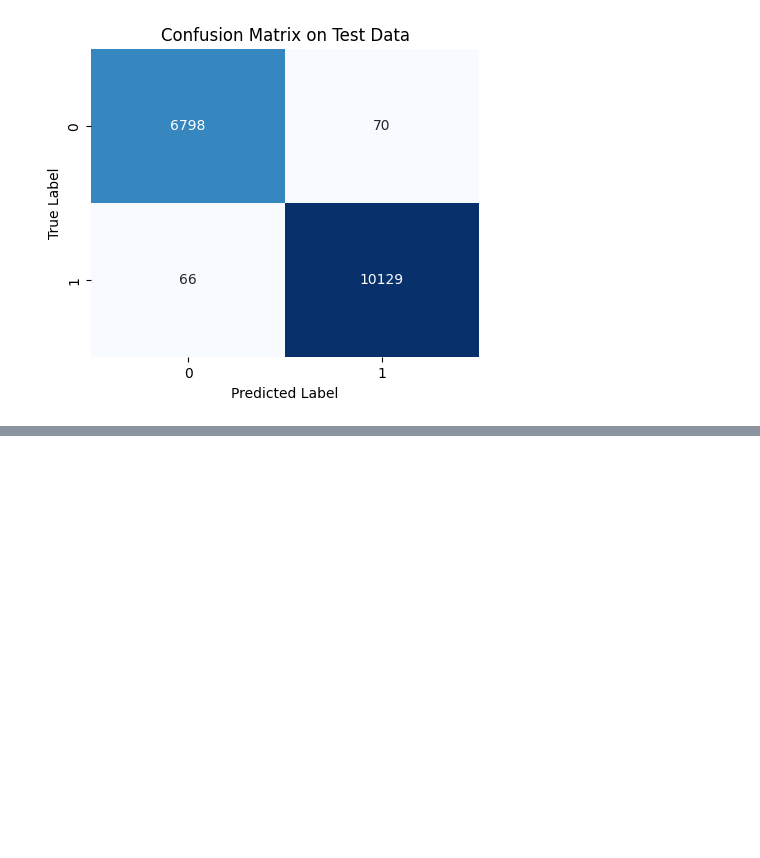
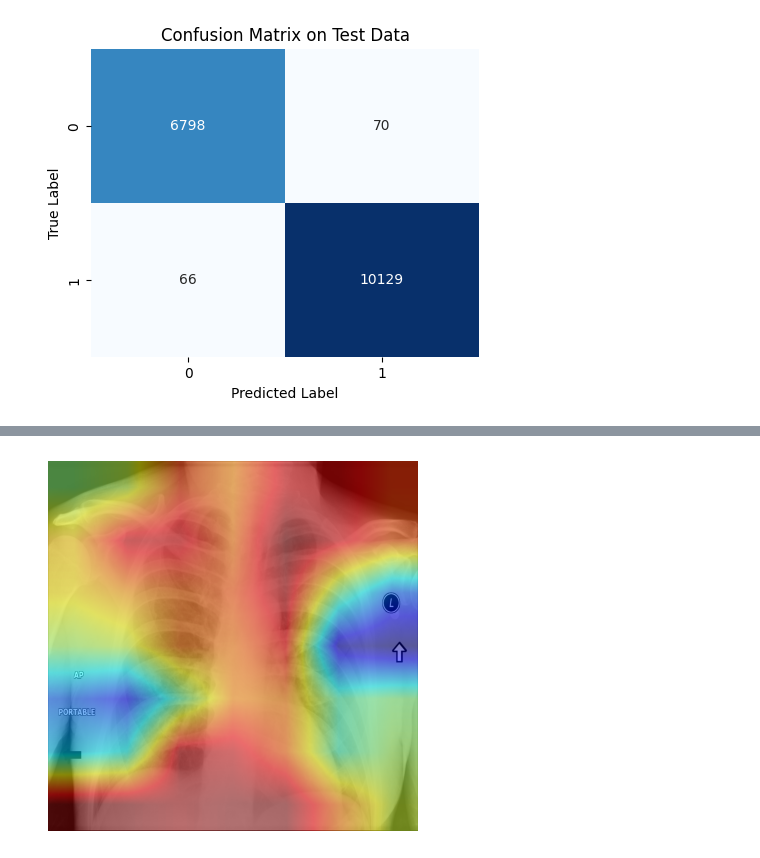
Before and after one commit to furkan-uzmez/NIHChestXrays, a Jupyter notebook: resnet50/resnet50deneme.ipynb, the cells around one changed output, grey strips where cells are left out. Saved outputs shown, nothing was run; the diff lists cells and outputs as text; code cells hidden in the pictures; blank space fills up the shorter version.

```diff
--- a/resnet50/resnet50deneme.ipynb
+++ b/resnet50/resnet50deneme.ipynb
@@ -156,0 +176,14 @@ AUC:       0.9981
+# %%
+model = models.resnet50(pretrained=True)
+
+# Son katmanı 2 sınıflı yap
+model.fc = nn.Linear(model.fc.in_features, 2)
+
+checkpoint_path = 'models/best_model.pth'
+state_dict = torch.load(checkpoint_path)
+
+# 3. state_dict'i modele yükle
+model.load_state_dict(state_dict)
+
+# 4. Modele eval modunu ver (inference için)
+model.eval()
@@ -156,0 +208,6 @@ AUC:       0.9981
+# %%
+test_image_path = test_dataset.get_path(0)
+# %%
+get_heatmap_for_resnet(model,test_image_path)
+# %% [output]
+[figure, added]
```
Also changed, not shown: parts of 4 cells of this notebook, 2 other files.
